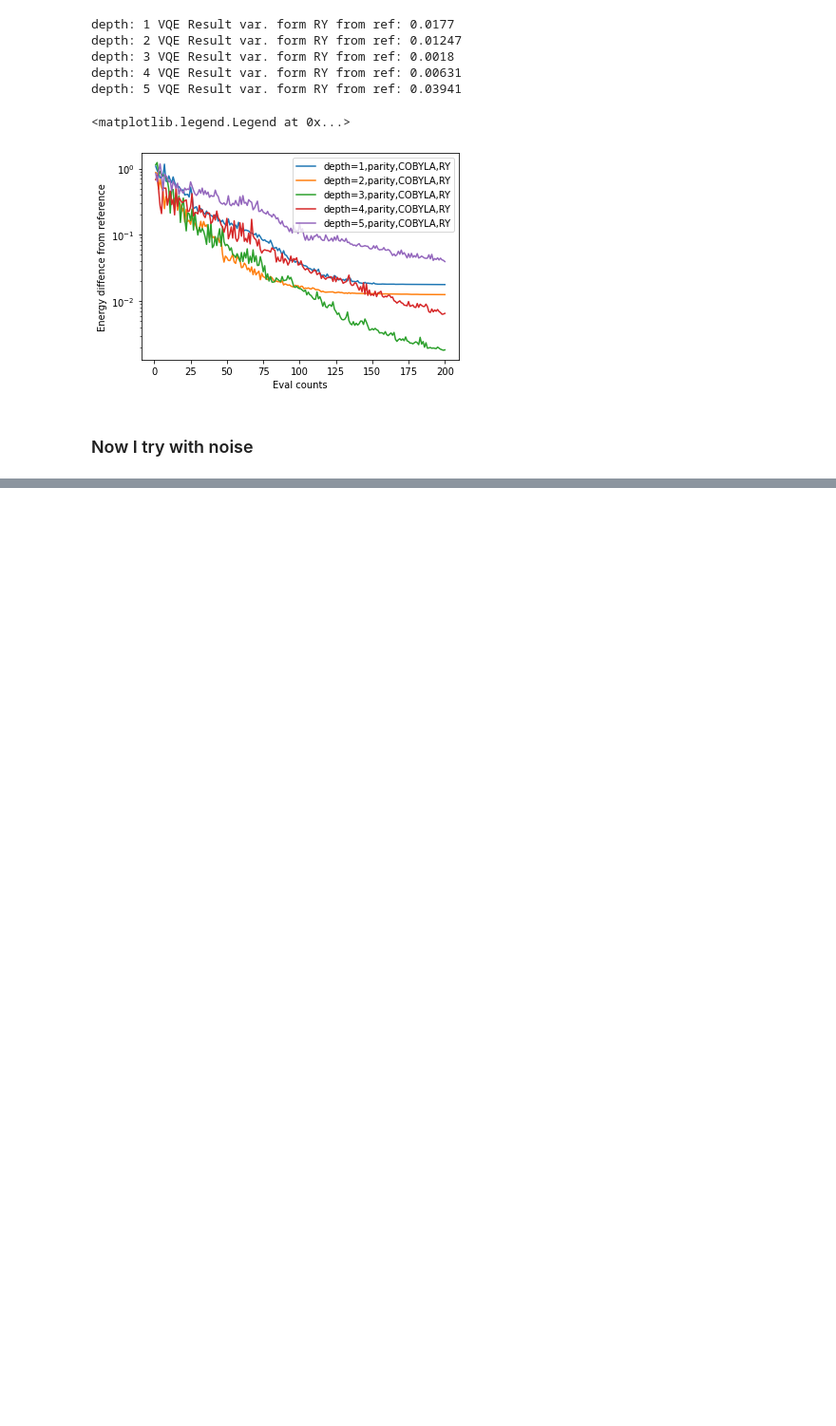
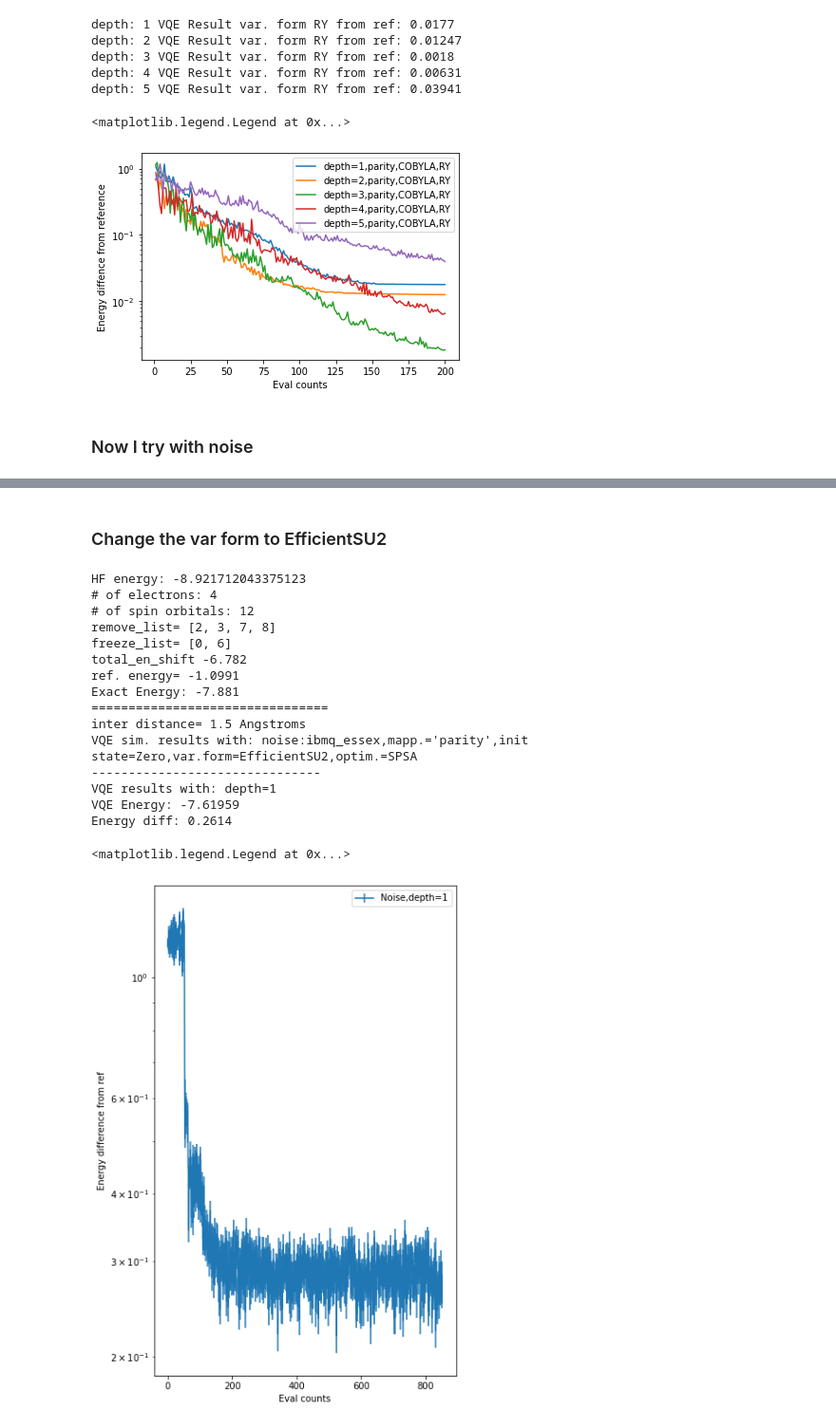
Before and after one commit to filippotramonto/QGSS-FinalProjectTeam47, a Jupyter notebook: FinalProjectTeam47.ipynb, the cells around one changed output, grey strips where cells are left out. Shown: that part at 95% size. Cells and saved outputs as stored; diff of their text form; code cells hidden in the pictures; blank space fills up the shorter version.

```diff
--- a/FinalProjectTeam47.ipynb
+++ b/FinalProjectTeam47.ipynb
@@ -380,0 +740,79 @@ plt.legend()
+# %% [markdown]
+### Change the var form to EfficientSU2
+# %%
+inter_dist = 1.5
+map_type='parity'
+
+qubitOp, num_spin_orbitals, num_particles, qubit_reduction, total_en_shift = compute_LiH_qubitOp(
+    map_type,
+    inter_dist)
+print("total_en_shift",np.round(total_en_shift,4))
+
+ref = exact_solver(qubitOp)
+print("ref. energy=",np.round(np.real(ref[0]),4))
+
+exact_energy = np.real(ref[0] + total_en_shift)
+print("Exact Energy:", np.round(exact_energy,4))
+
+init_state = Zero(qubitOp.num_qubits)
+
+chip_name = 'ibmq_essex'
+device = provider.get_backend(chip_name)
+coupling_map = device.configuration().coupling_map
+noise_model = NoiseModel.from_backend(device.properties())
+
+simulator = Aer.get_backend('qasm_simulator')
+
+quantum_instance = QuantumInstance(backend=simulator,
+                                   shots=1000,
+                                   noise_model=noise_model,
+                                   coupling_map=coupling_map,
+                                   measurement_error_mitigation_cls=CompleteMeasFitter,
+                                   cals_matrix_refresh_period=30)
+
+num_qubits = qubitOp.num_qubits
+optimizer = SPSA(max_trials=400)
+
+print("================================")
+print("inter distance=",inter_dist,"Angstroms")
+print("VQE sim. results with: noise:ibmq_essex,mapp.='parity',init state=Zero,var.form=EfficientSU2,optim.=SPSA")
+
+plt.figure(figsize=(6,10))
+reps=1
+var_form = EfficientSU2(num_qubits, entanglement="linear",reps=reps)
+#var_form = RYRZ(num_qubits=num_qubits, depth=depth)
+counts=[]
+values=[]
+params=[]
+deviation=[]
+vqe = VQE(qubitOp, var_form, optimizer, callback=store_intermediate_result)
+vqe_result = np.real(vqe.run(quantum_instance)['eigenvalue'])
+print("-------------------------------")
+print("VQE results with: depth="+str(reps))
+print("VQE Energy:",np.round(vqe_result+total_en_shift,5))
+print("Energy diff:", np.round(vqe_result-np.real(ref[0]),4))
+en_diff = values - np.real(ref[0])
+plt.errorbar(counts,en_diff,yerr=deviation,label="Noise,depth="+str(reps))
+
+plt.xlabel('Eval counts')
+plt.ylabel('Energy difference from ref')
+plt.yscale("log")
+plt.legend()
+# %% [output]
+HF energy: -8.921712043375123
+# of electrons: 4
+# of spin orbitals: 12
+remove_list= [2, 3, 7, 8]
+freeze_list= [0, 6]
+total_en_shift -6.782
+ref. energy= -1.0991
+Exact Energy: -7.881
+================================
+inter distance= 1.5 Angstroms
+VQE sim. results with: noise:ibmq_essex,mapp.='parity',init state=Zero,var.form=EfficientSU2,optim.=SPSA
+-------------------------------
+VQE results with: depth=1
+VQE Energy: -7.61959
+Energy diff: 0.2614
+<matplotlib.legend.Legend at 0x...>
+[figure, added]
```
Also changed, not shown: parts of 24 cells of this notebook.
